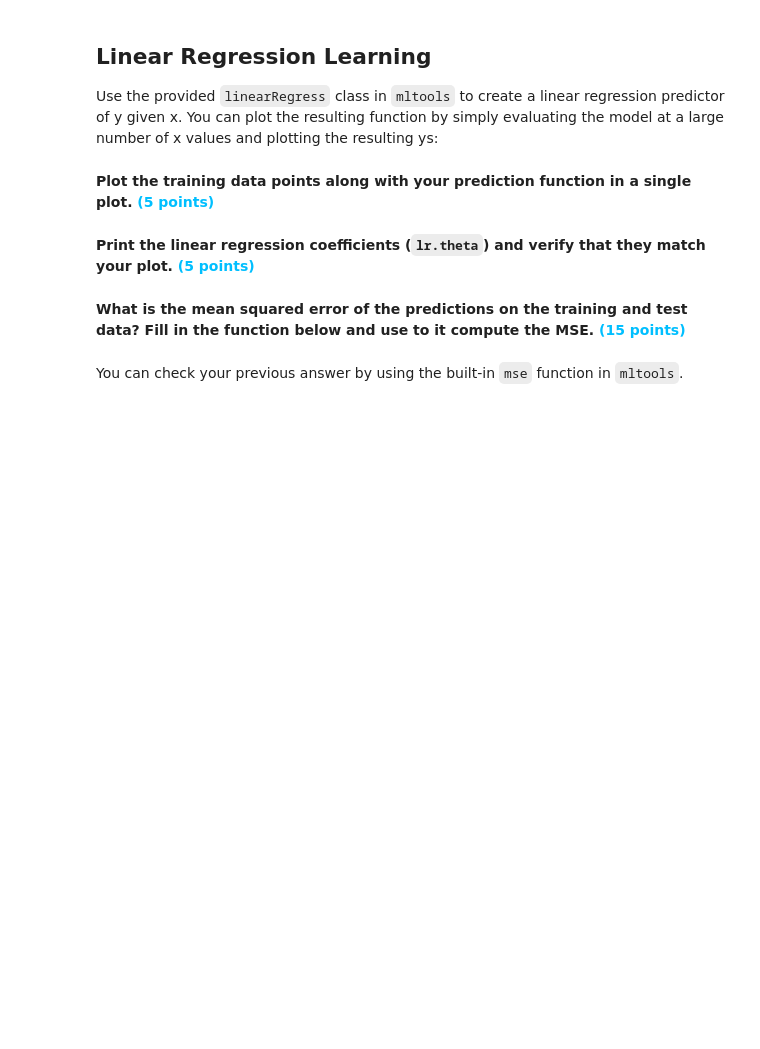
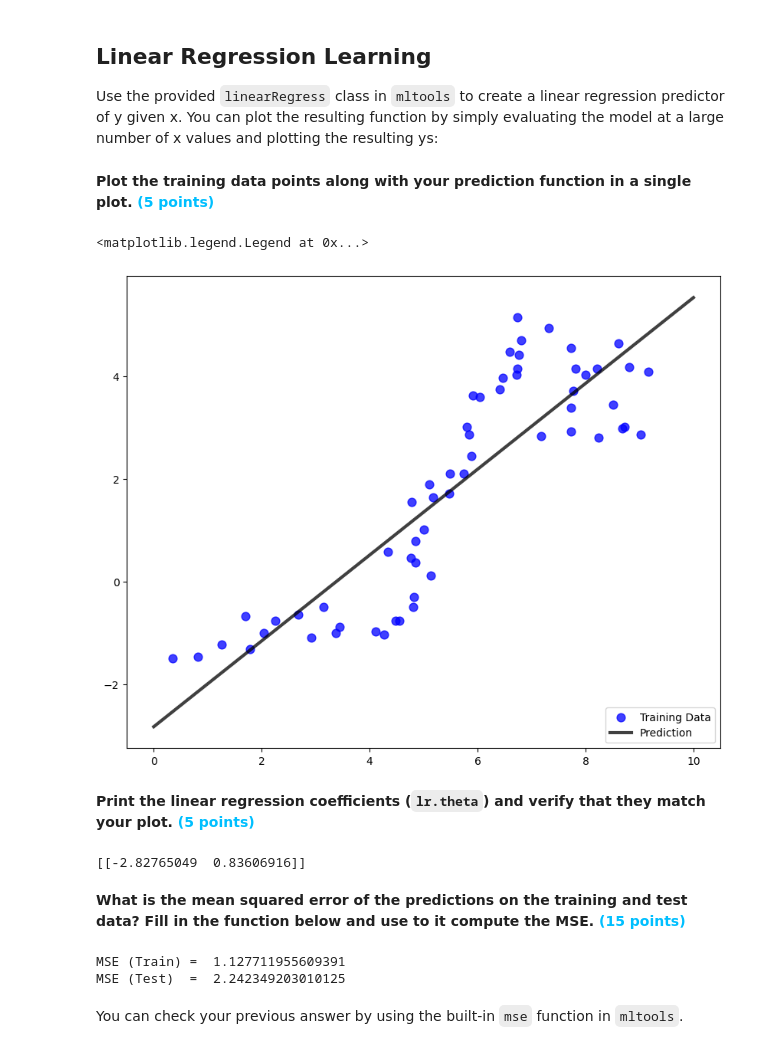
Before and after one commit to CS-490-Machine-Learning/homework-3-linear-regression-baileygallagher, a Jupyter notebook: HW3/HW03.ipynb, the cells around one changed output. Drawn from its saved outputs; the diff is of its cells as text; code cells hidden in the pictures; blank space fills up the shorter version.

```diff
--- a/HW3/HW03.ipynb
+++ b/HW3/HW03.ipynb
@@ -13,8 +13,10 @@ Load the `data/curve80.txt` data set, and split it into 75% / 25% training/test.
 order), and use the first 75% of the data for training and the rest for testing.
 # %%
 # TODO: Load your data into a matrix called data
-
-
+import numpy as np
+import mltools as ml
+import matplotlib.pyplot as plt
+data = np.genfromtxt("data/curve80.txt",delimiter=None)
 # Set up training and test sets
 X = data[:,0]
 X = np.atleast_2d(X).T # code expects shape (M,N) so make sure it's 2-dimensional
@@ -39,15 +50,34 @@ ys = lr.predict( xs ) # make predictions at xs
+# %%
+# TODO: plot of training data and prediction function
+f, ax = plt.subplots(1, 1, figsize=(10, 8))
+ax.scatter(Xtrain, Ytrain, s=60, color='blue', alpha=0.75, label='Training Data')
+ax.plot(xs, ys, lw=3, color='black', alpha=0.75, label='Prediction')
+ax.legend(fontsize=10, loc=4)
+# %% [output]
+<matplotlib.legend.Legend at 0x...>
+[figure, added]
 # %% [markdown]
 **Print the linear regression coefficients (`lr.theta`) and verify that they match your plot. <span style="color: deepskyblue;">(5 points)</span>**
 # %%
 # TODO: print out the regression parameters
+print(lr.theta)
+# %% [output]
+[[-2.82765049  0.83606916]]
 # %% [markdown]
 **What is the mean squared error of the predictions on the training and test data? Fill in the function below and use to it compute the MSE.  <span style="color: deepskyblue;">(15 points)</span>**
 # %%
 # Function to compute the MSE
 def MSE(y_true, y_hat):
-
-
-
+    index = 0
+    count = 0
+    total = 0
+    for true in y_true:
+        diff = y_true[index] - y_hat[index]
+        diff = float(diff[0] * diff[0])
+        total += diff
+        count += 1
+        index +=1
+    return total/count
 
 # Use this function to compute MSE
 ys = lr.predict(Xtrain)
@@ -55,6 +85,9 @@ print("MSE (Train) = ", MSE(Ytrain,ys))
 
 ys = lr.predict(Xtest)
 print("MSE (Test)  = ", MSE(Ytest,ys))
+# %% [output]
+MSE (Train) =  1.127711955609391
+MSE (Test)  =  2.242349203010125
 # %% [markdown]
 You can check your previous answer by using the built-in `mse` function in `mltools`.
 # %%
```
Also changed, not shown: parts of 18 cells of this notebook.
